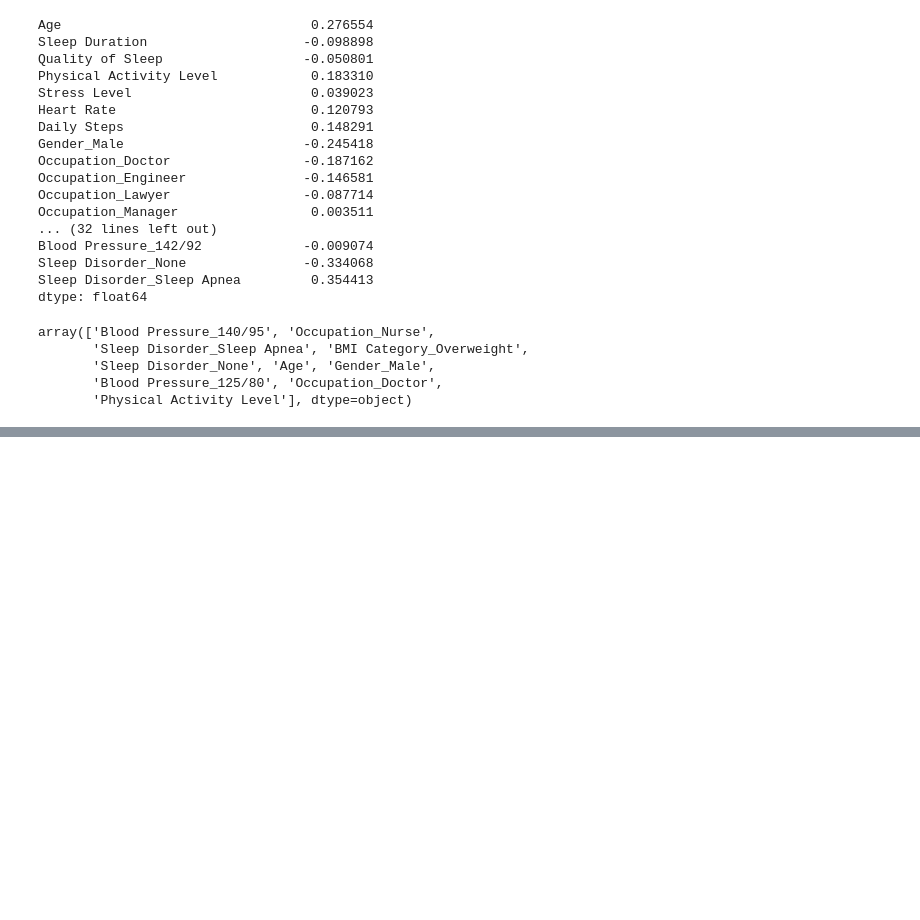
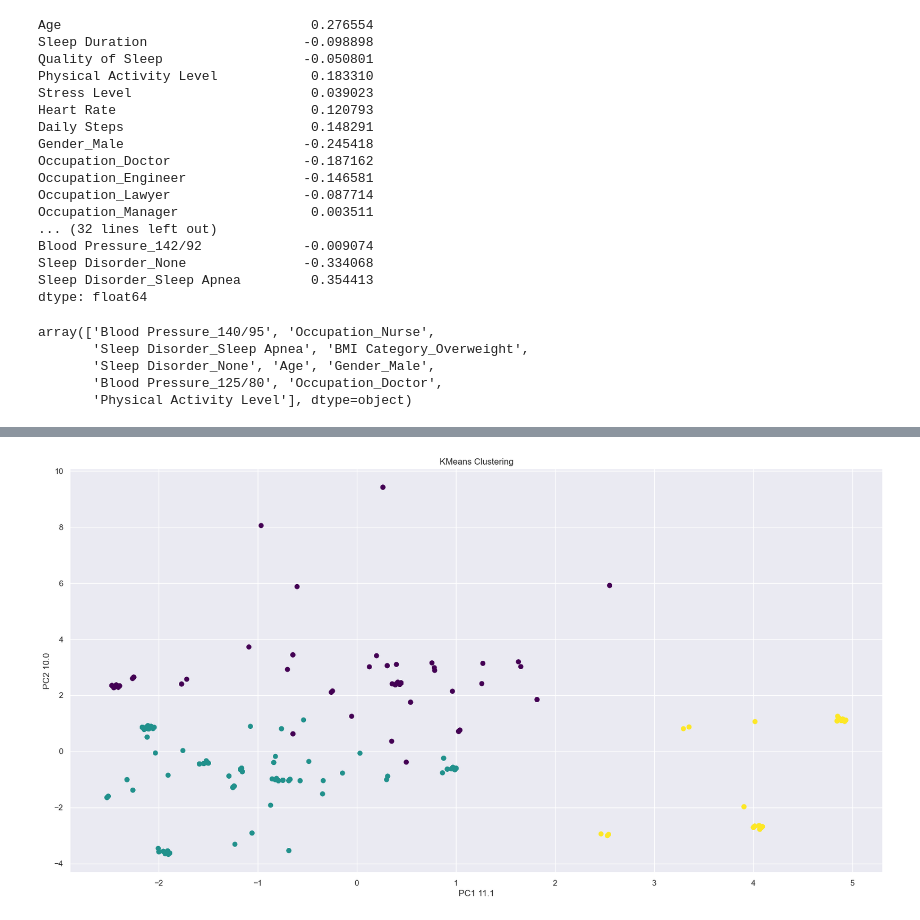
Before and after one commit to LiamHarmon/DAV_CA, a Jupyter notebook: DAV_CA.ipynb, the cells around one changed output, grey strips where cells are left out. Saved outputs shown, nothing was run; the diff lists cells and outputs as text; code cells hidden in the pictures; blank space fills up the shorter version.

```diff
--- a/DAV_CA.ipynb
+++ b/DAV_CA.ipynb
@@ -148,9 +148,8 @@ variables and what should be excluded from the index.<br>
 import seaborn as sns
 import matplotlib.pyplot as plt
 
-correlation_matrix = final_data.corr()
-sns.set(rc={'figure.figsize': (20, 10)})
-sns.heatmap(correlation_matrix, annot=True)
+corr = final_data.corr()
+sns.heatmap(corr, annot=True)
 plt.title("Correlation Matrix")
 plt.show()
 # %% [output]
@@ -271,0 +282,4 @@ array(['Blood Pressure_140/95', 'Occupation_Nurse',
+# %%
+# Fit the KMeans model
+kmeans = KMeans(n_clusters=3)
+kmeans.fit(pca_df)
@@ -271,0 +288,4 @@ array(['Blood Pressure_140/95', 'Occupation_Nurse',
+# %%
+# Predict the clusters
+clusters = kmeans.predict(pca_df)
+clusters
@@ -271,0 +310,9 @@ array(['Blood Pressure_140/95', 'Occupation_Nurse',
+# %%
+# Plot the clusters
+plt.scatter(pca_df.PC1, pca_df.PC2, c=clusters, cmap='viridis')
+plt.title("KMeans Clustering")
+plt.xlabel(f'PC1 {per_var[0]}')
+plt.ylabel(f'PC2 {per_var[1]}')
+plt.show()
+# %% [output]
+[figure, added]
```
Also changed, not shown: parts of 11 cells of this notebook.
